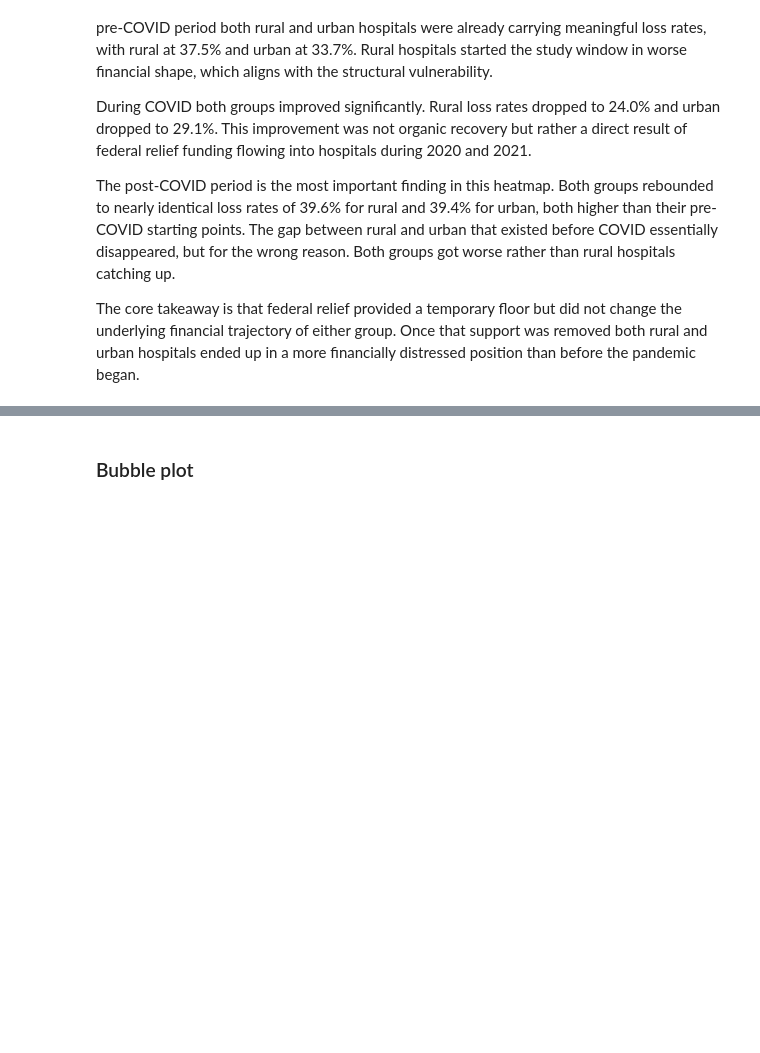
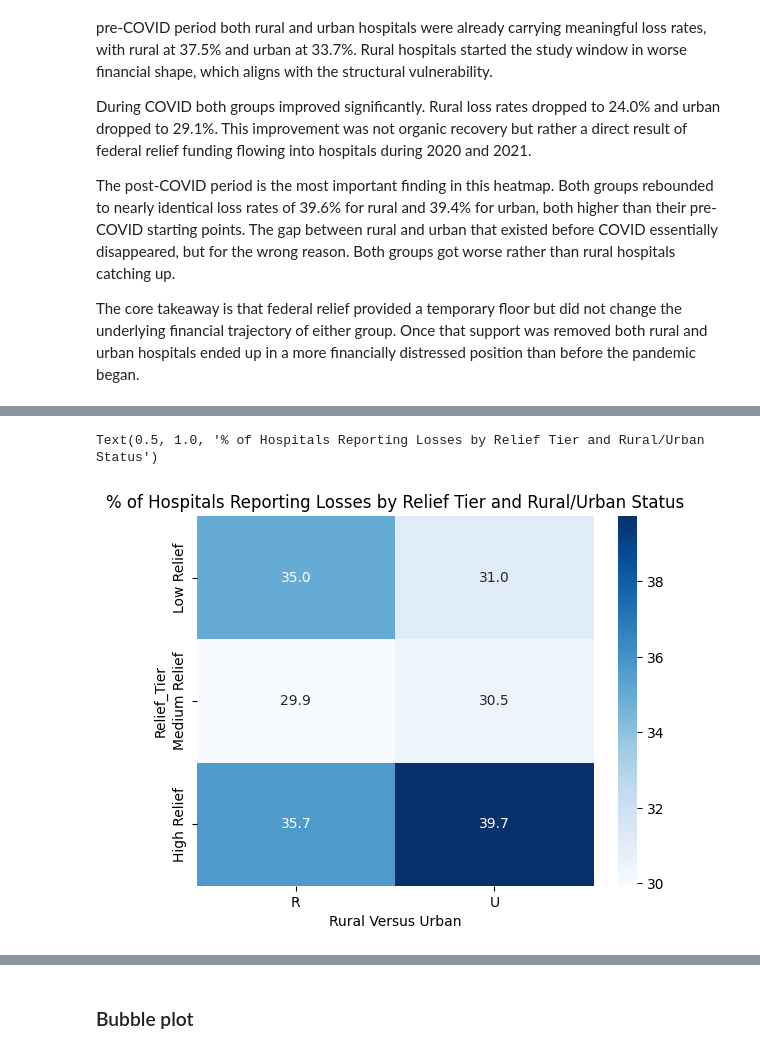
Before and after one commit to jadhav28/DX699, a Jupyter notebook: Week9.ipynb, the cells around one changed output, grey strips where cells are left out. Cells and saved outputs as stored; diff of their text form; code cells hidden in the pictures; blank space fills up the shorter version.

```diff
--- a/Week9.ipynb
+++ b/Week9.ipynb
@@ -307,0 +421,15 @@ The core takeaway is that federal relief provided a temporary floor but did not
+# %%
+# Heatmap 4: Loss rate by Relief Tier and Rural/Urban status
+pivot_relief_loss = df_imputed.pivot_table(
+    index   = "Relief_Tier",
+    columns = "Rural Versus Urban",
+    values  = "Loss",
+    aggfunc = "mean"
+) * 100
+pivot_relief_loss = pivot_relief_loss.reindex(["Low Relief", "Medium Relief", "High Relief"])
+
+ax = sns.heatmap(pivot_relief_loss, cmap = "Blues", annot = True, fmt = ".1f")
+ax.set_title("% of Hospitals Reporting Losses by Relief Tier and Rural/Urban Status")
+# %% [output]
+Text(0.5, 1.0, '% of Hospitals Reporting Losses by Relief Tier and Rural/Urban Status')
+[figure, added]
```
Also changed, not shown: parts of 28 cells of this notebook.
